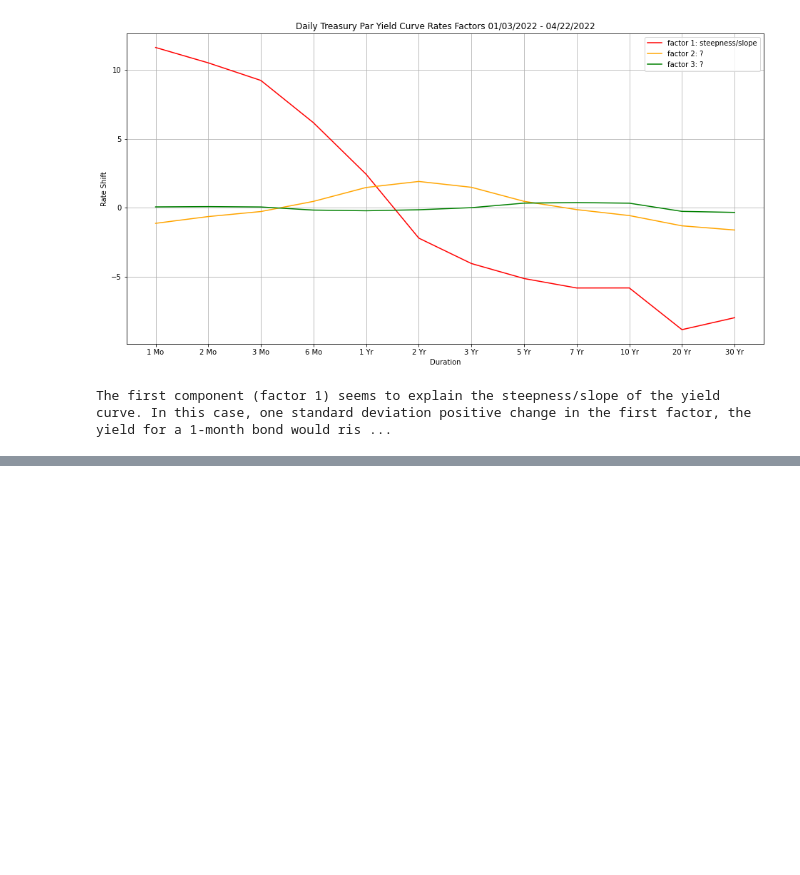
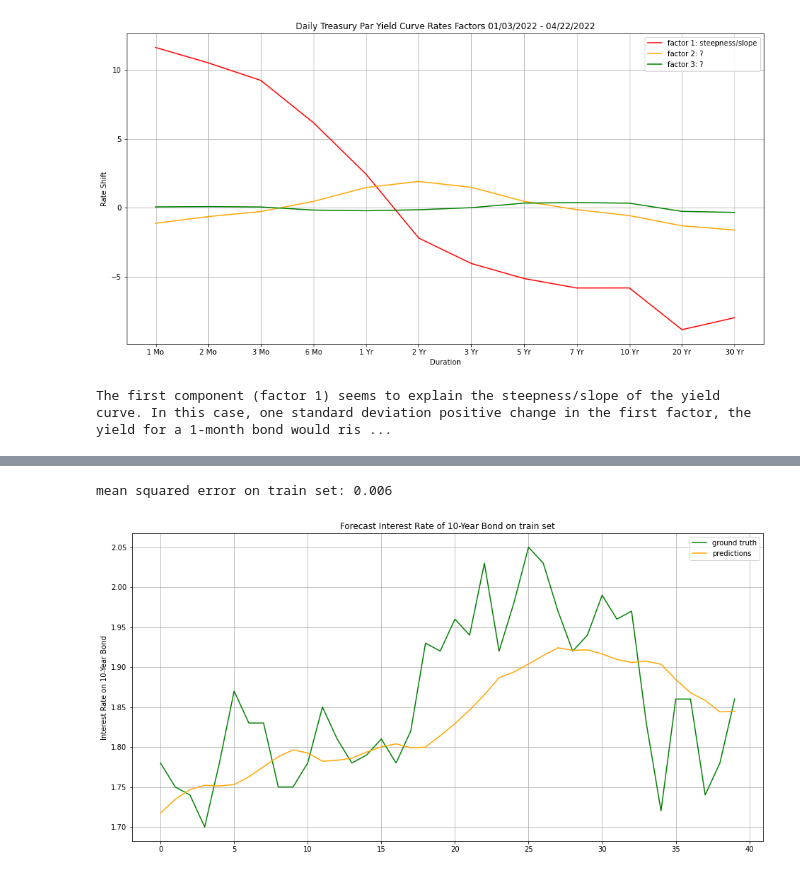
Before and after one commit to Wenbo-Git/Finance, a Jupyter notebook: Fixed Income/yield curves.ipynb, the cells around one changed output, grey strips where cells are left out. Saved outputs shown, nothing was run; the diff lists cells and outputs as text; code cells hidden in the pictures; blank space fills up the shorter version.

```diff
--- a/Fixed Income/yield curves.ipynb
+++ b/Fixed Income/yield curves.ipynb
@@ -162,0 +325,19 @@ The first component (factor 1) seems to explain the steepness/slope of the yield
+# %%
+def forecast_interest_rate(model, X, y, set_name):
+    predictions = model.predict(X)
+    error = mean_squared_error(y, predictions)
+    print("mean squared error on {0} set: {1}".format(set_name, round(error, 3)))
+
+    plt.figure(figsize=(16,8))
+    plt.grid(True)
+    plt.plot(y, label = "ground truth", color = "green")
+    plt.plot(predictions, label = "predictions", color = "orange")
+    plt.title("Forecast Interest Rate of 10-Year Bond on {0} set".format(set_name))
+    plt.ylabel("Interest Rate on 10-Year Bond")
+    plt.legend()
+    plt.show()
+# %%
+forecast_interest_rate(model, X_train, y_train, "train")
+# %% [output]
+mean squared error on train set: 0.006
+[figure, added]
```
Also changed, not shown: parts of 22 cells of this notebook.
